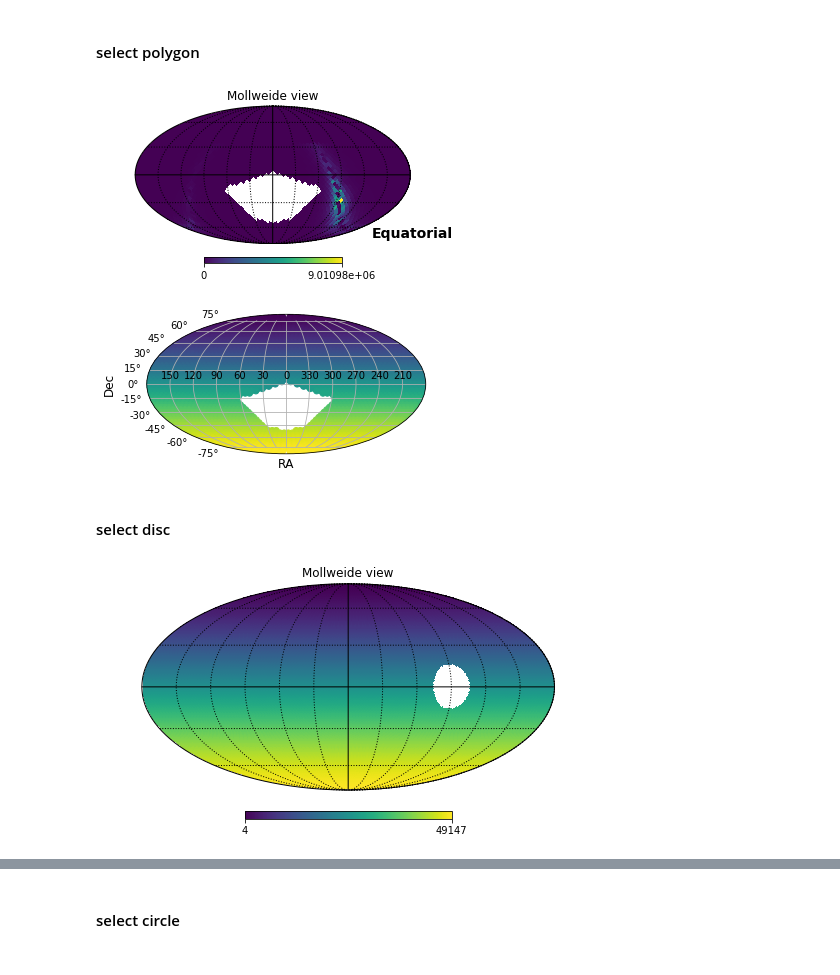
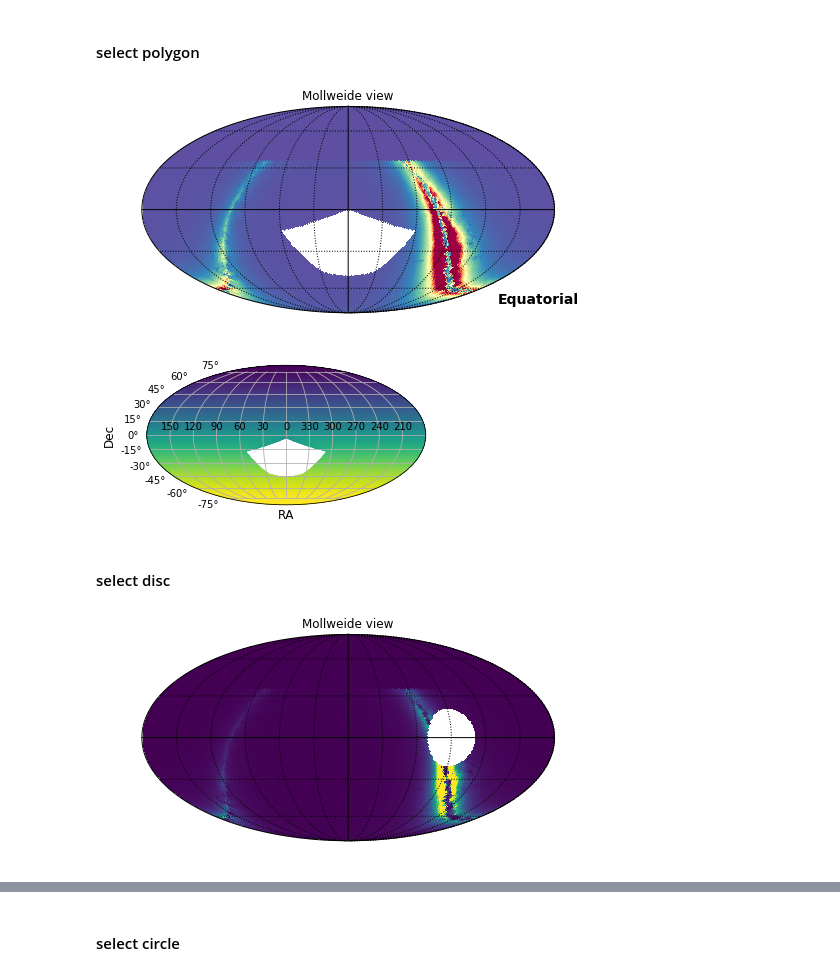
Before and after one commit to fedhere/LSSTunknowns, a Jupyter notebook: code/spatial_selection.ipynb, the cells around one changed output, grey strips where cells are left out. Saved outputs shown, nothing was run; the diff lists cells and outputs as text; code cells hidden in the pictures.

```diff
--- a/code/spatial_selection.ipynb
+++ b/code/spatial_selection.ipynb
@@ -115,18 +140,18 @@ dec=[0, -15,  -45, -45, -15]
 # convert to xyz coordinates
 xyz = radec2xyz(ra, dec)
 # get masked pixes
-ipix_poly = hp.query_polygon(NSIDE, xyz, inclusive=True)
+ipix_poly = hp.query_polygon(NSIDE, xyz)
 # %%
 # create a masked map
 m = get_masked_map(Fields['starDensity_r25'].values, Fields['pixId'].values, maskpix=ipix_poly)
 
 # visualize use healpy
-fig = plt.figure(1, figsize=(4,4))
+fig = plt.figure(1, figsize=(6,6))
 
-hp.mollview(m, fig=1, badcolor='white', coord=['C'], norm='linear')
+hp.mollview(m, fig=1,badcolor='white', coord=['C'], norm='linear', cbar=False, max=1000000, cmap=plt.cm.Spectral_r)
 hp.graticule()
 # %% [output]
-[figure, old version]
+[figure, new version]
 # %%
 # or add mask column to dataframe
 # Fields['inpoly'] = [i in ipix_poly for i in Fields['pixId'].values]
@@ -142,7 +167,7 @@ y = df['fieldDec']
 c = df['pixId']
 plot_mwd(ax, x, y, c, title='', colorbar=False)
 # %% [output]
-[figure, old version]
+[figure, new version]
 # %% [markdown]
 #### select disc
 # %%
@@ -151,12 +176,13 @@ radius = np.deg2rad(15)
 ipix_disc = hp.query_disc(NSIDE, center, radius, inclusive=True)
 # %%
+#ipix_disc = np.setdiff1d( Fields['pixId'].values, ipix_disc)
 # create a masked map
-m = get_masked_map(Fields['pixId'].values, Fields['pixId'].values, maskpix=ipix_disc)
+m = get_masked_map(Fields['starDensity_r25'].values, Fields['pixId'].values, maskpix=ipix_disc)
 
 # visuzlize
 fig = plt.figure(1, figsize=(6,6))
-hp.mollview(m, fig=1, badcolor='white')
+hp.mollview(m, fig=1, badcolor='white', max=2000000, cbar=False)
 hp.graticule()
 # %% [output]
-[figure, old version]
+[figure, new version]
 # %%
```
Also changed, not shown: parts of 40 cells of this notebook.
